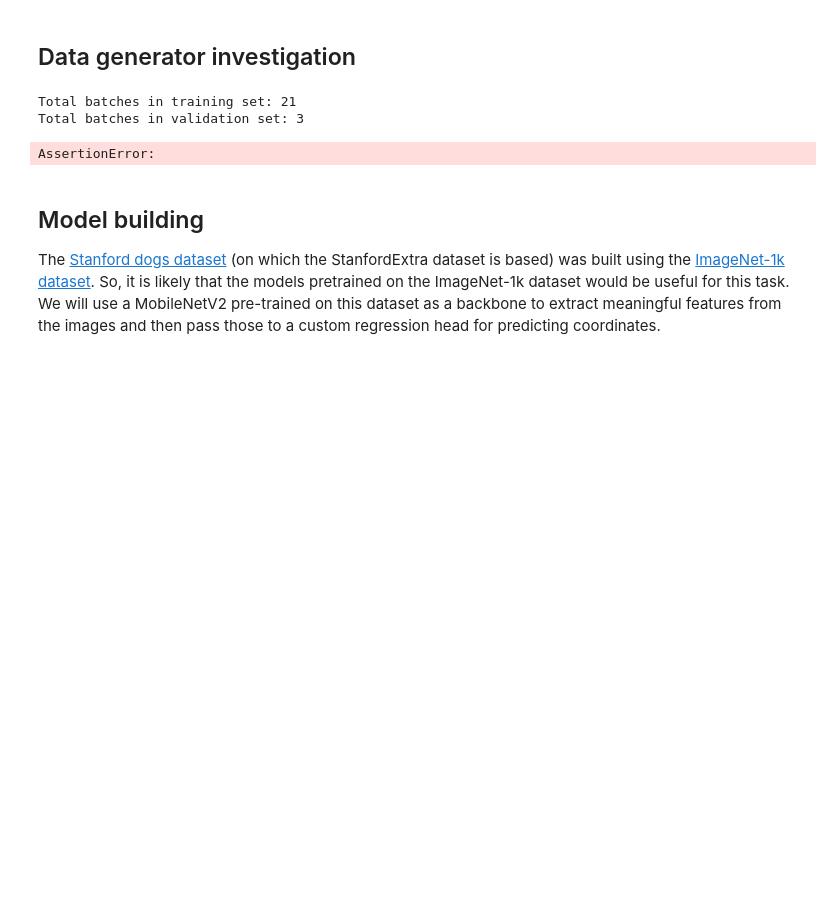
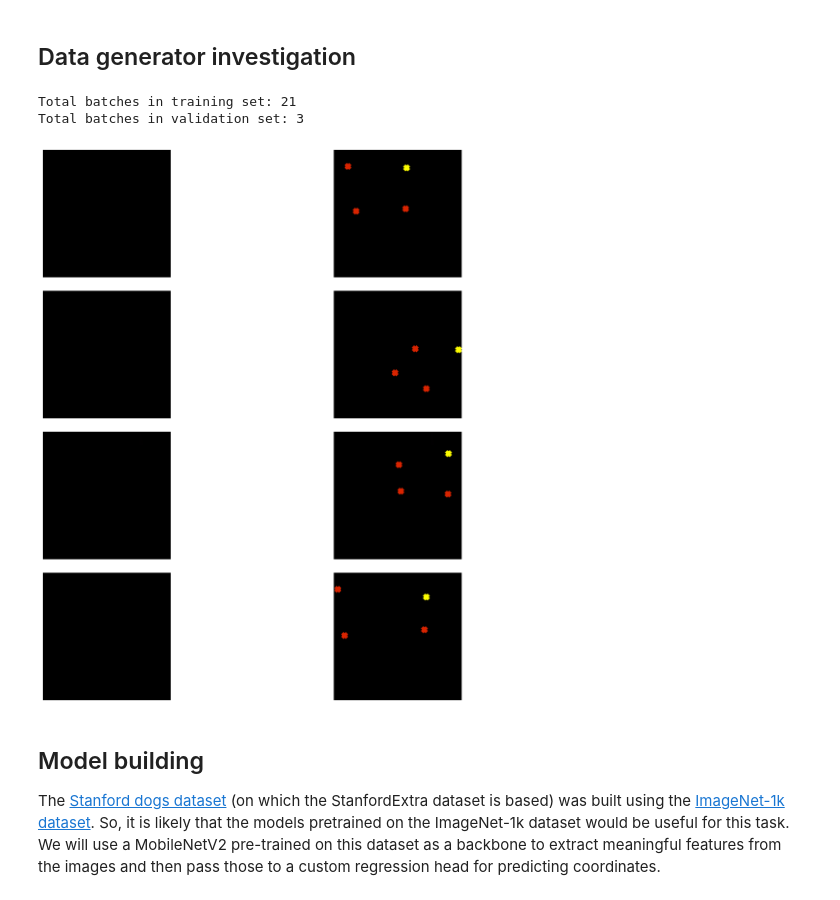
Before and after one commit to sujeong-choi/clab, a Jupyter notebook: PFD/keypoint_rcnn_tf.ipynb, the cells around one changed output. Cells and saved outputs as stored; diff of their text form; code cells hidden in the pictures; blank space fills up the shorter version.

```diff
--- a/PFD/keypoint_rcnn_tf.ipynb
+++ b/PFD/keypoint_rcnn_tf.ipynb
@@ -66,10 +72,10 @@ tf.config.run_functions_eagerly(True)
 # %% [markdown]
 ## Define hyperparameters
 # %%
-IMG_SIZE = 512
-BATCH_SIZE = 8
-EPOCHS = 5
-NUM_KEYPOINTS = 4 * 2  # 24 pairs each having x and y coordinates
+IMG_SIZE = 224
+BATCH_SIZE = 64
+EPOCHS = 500
+NUM_KEYPOINTS = 4 * 2  # 4 pairs each having x and y coordinates
 # %% [markdown]
 ## Load data
 
@@ -120,8 +85,8 @@ with open(output_file, "w") as f:
 # %%
-IMG_DIR = "clab/pfd_dataset/"
-JSON = "clab/annotations.json"
+IMG_DIR = "./pfd_sdd/pfd_dataset/"
+JSON = "./pfd_sdd/annotations.json"
 KEYPOINT_DEF = (
-    "clab/keypoint_definitions.csv"
+    "./pfd_sdd/keypoint_definitions.csv"
 )
 
 # Load the ground-truth annotations.
@@ -340,10 +270,10 @@ To know more about how to operate with keypoints in `imgaug` check out
 train_aug = iaa.Sequential(
     [
         iaa.Resize(IMG_SIZE, interpolation="linear"),
-        iaa.Fliplr(0.3),
+        # iaa.Fliplr(0.3),
         # `Sometimes()` applies a function randomly to the inputs with
         # a given probability (0.3, in this case).
-        iaa.Sometimes(0.3, iaa.Affine(rotate=10, scale=(0.5, 0.7))),
+        # iaa.Sometimes(0.3, iaa.Affine(rotate=10, scale=(0.5, 0.7))),
     ]
 )
 
@@ -361,20 +291,20 @@ train_keys, validation_keys = (
 # %%
 train_dataset = KeyPointsDataset(train_keys, train_aug)
 validation_dataset = KeyPointsDataset(validation_keys, test_aug, train=False)
 
 print(f"Total batches in training set: {len(train_dataset)}")
 print(f"Total batches in validation set: {len(validation_dataset)}")
 
 sample_images, sample_keypoints = next(iter(train_dataset))
-assert sample_keypoints.max() == 1.0
-assert sample_keypoints.min() == 0.0
+# assert sample_keypoints.max() == 1.0
+# assert sample_keypoints.min() == 0.0
 
-sample_keypoints = sample_keypoints[:4].reshape(-1, 24, 2) * IMG_SIZE
+sample_keypoints = sample_keypoints[:4].reshape(-1, 4, 2) * IMG_SIZE
 visualize_keypoints(sample_images[:4], sample_keypoints)
 # %% [output]
 Total batches in training set: 21
 Total batches in validation set: 3
-AssertionError:
+[figure, added]
 # %% [markdown]
 ## Model building
 
```
Also changed, not shown: parts of 17 cells of this notebook, 4 other files.
